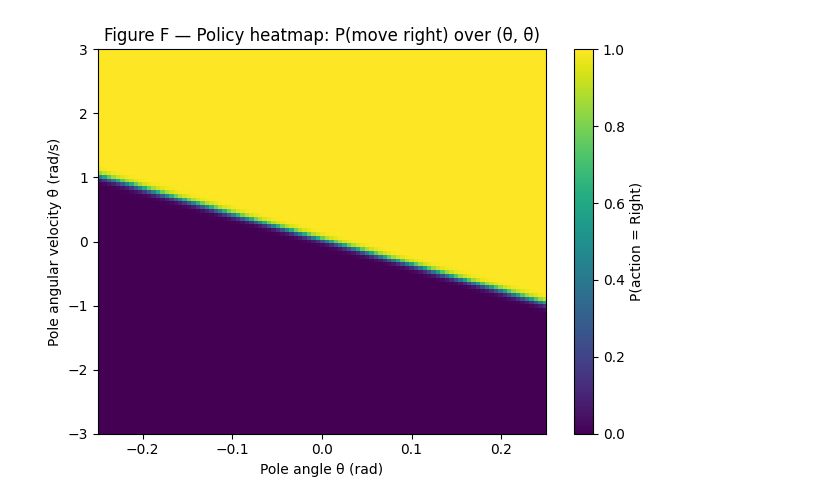
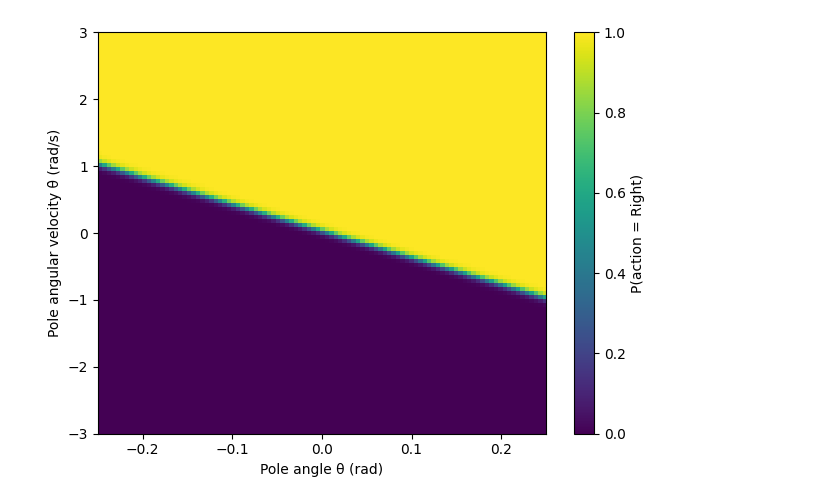
Before and after one commit to laetitiabacha/RL_assignment, a Jupyter notebook: RL_coursework.ipynb, the cells around one changed output. Saved outputs shown, nothing was run; the diff lists cells and outputs as text; code cells hidden in the pictures.

```diff
--- a/RL_coursework.ipynb
+++ b/RL_coursework.ipynb
@@ -341,36 +336,35 @@ model = PPO.load(model_path)
 theta_vals = np.linspace(-0.25, 0.25, 101)       # pole angle
 thetadot_vals = np.linspace(-3.0, 3.0, 101)      # pole angular velocity
 
 Z = np.zeros((len(thetadot_vals), len(theta_vals)))
 
 for i, td in enumerate(thetadot_vals):
     for j, th in enumerate(theta_vals):
         obs = np.array([0.0, 0.0, th, td], dtype=np.float32)
         obs_t = torch.tensor(obs).unsqueeze(0)
 
         dist = model.policy.get_distribution(obs_t)
         probs = dist.distribution.probs.detach().cpu().numpy()[0]  # [P(left), P(right)]
         Z[i, j] = probs[1]  # P(move right)
 
 plt.figure()
 plt.imshow(
     Z,
     origin="lower",
     aspect="auto",
     extent=[theta_vals.min(), theta_vals.max(), thetadot_vals.min(), thetadot_vals.max()],
 )
 plt.colorbar(label="P(action = Right)")
 plt.xlabel("Pole angle θ (rad)")
 plt.ylabel("Pole angular velocity θ̇ (rad/s)")
-plt.title("Figure F — Policy heatmap: P(move right) over (θ, θ̇)")
 
 os.makedirs("figures", exist_ok=True)
 plt.tight_layout()
 plt.savefig("figures/figure_F.pdf", bbox_inches="tight")
-plt.savefig("figures/figure_F.png", bbox_inches="tight")
+plt.savefig("figures/figure_F.png", dpi=200, bbox_inches="tight")
 plt.show()
 # %% [output]
-[figure, old version]
+[figure, new version]
 # %%
 import os
 import pandas as pd
```
Also changed, not shown: parts of 7 cells of this notebook.
